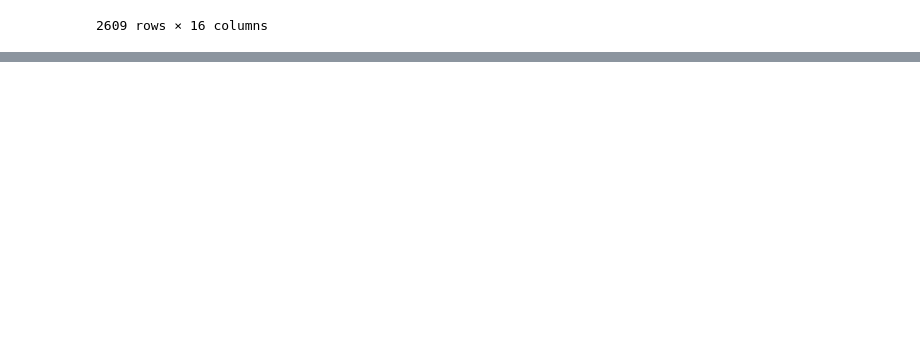
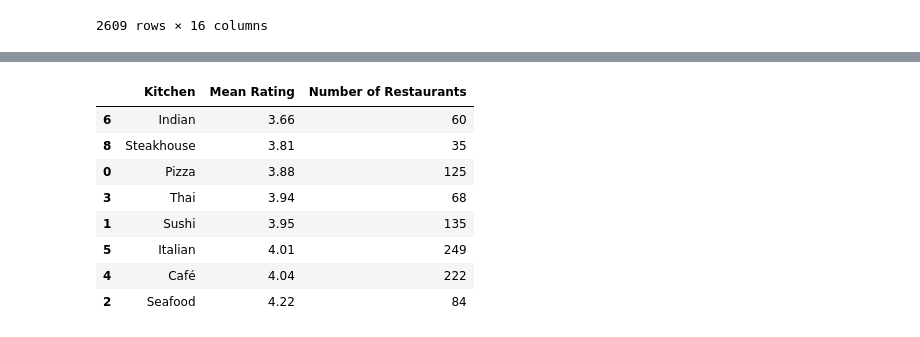
Before and after one commit to EMCK3N/SDS2019-grp20, a Jupyter notebook: Analysis.ipynb, the cells around one changed output, grey strips where cells are left out. Saved outputs shown, nothing was run; the diff lists cells and outputs as text; code cells hidden in the pictures; blank space fills up the shorter version.

```diff
--- a/Analysis.ipynb
+++ b/Analysis.ipynb
@@ -368,3 +361,34 @@ for i in Food_means["Mean Rating"]:
+# %%
+Food_means = percentile_list = pd.DataFrame(np.column_stack([en_list_, means, lenght]),
+                               columns=['Kitchen', 'Mean Rating', 'Number of Restaurants'])
+
+Food_means["Mean Rating"] = Food_means["Mean Rating"].str.strip()
+
+# make ratings an rounded integer
+rat = []
+for i in Food_means["Mean Rating"]:
+    i = i.translate({ord('.'): None}) # remove the "."
+    i = i[:3] # take first three characters
+    i = int(i)/100 # make integer and divide by 100
+    rat.append(i) # append to list
+
+Food_means["Mean Rating"] = rat # append to dataframe
+
+# remove the row of non-existing mexican kitchens
+Food_means = Food_means.loc[Food_means['Mean Rating'] != 0.0]
+Food_means = Food_means.sort_values(by = ['Mean Rating'])
+
+Food_means
+# %% [output]
+|  | Kitchen | Mean Rating | Number of Restaurants |
+| 6 | Indian | 3.66 | 60 |
+| 8 | Steakhouse | 3.81 | 35 |
+| 0 | Pizza | 3.88 | 125 |
+| 3 | Thai | 3.94 | 68 |
+| 1 | Sushi | 3.95 | 135 |
+| 5 | Italian | 4.01 | 249 |
+| 4 | Café | 4.04 | 222 |
+| 2 | Seafood | 4.22 | 84 |
 # %%
 import matplotlib.pyplot as plt
 import numpy as np
```
Also changed, not shown: parts of 5 cells of this notebook, 1 other file.
